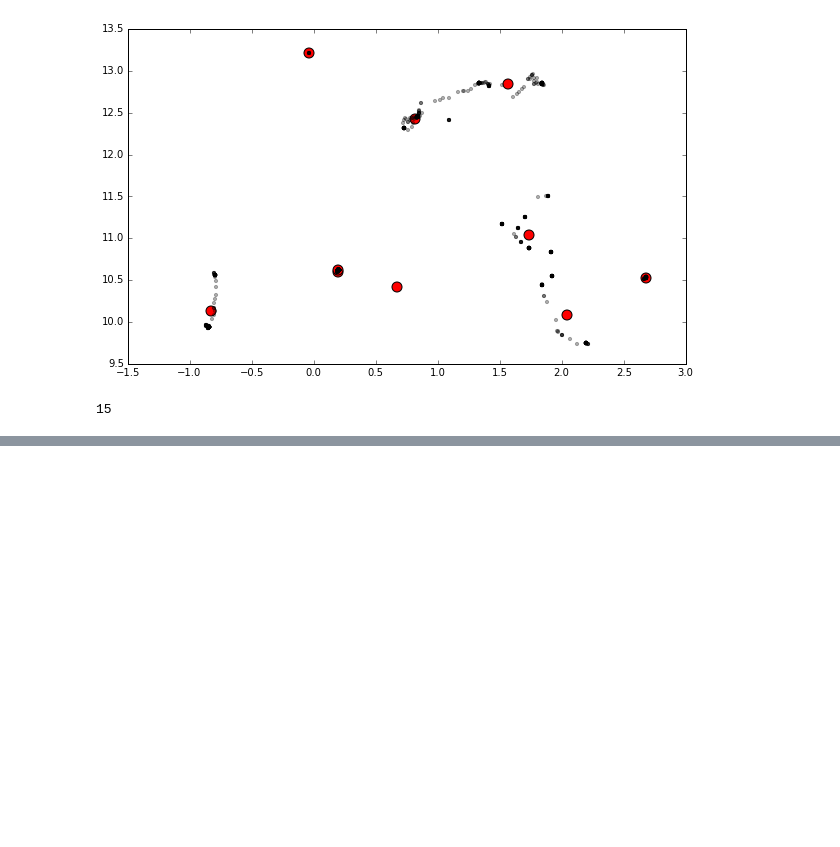
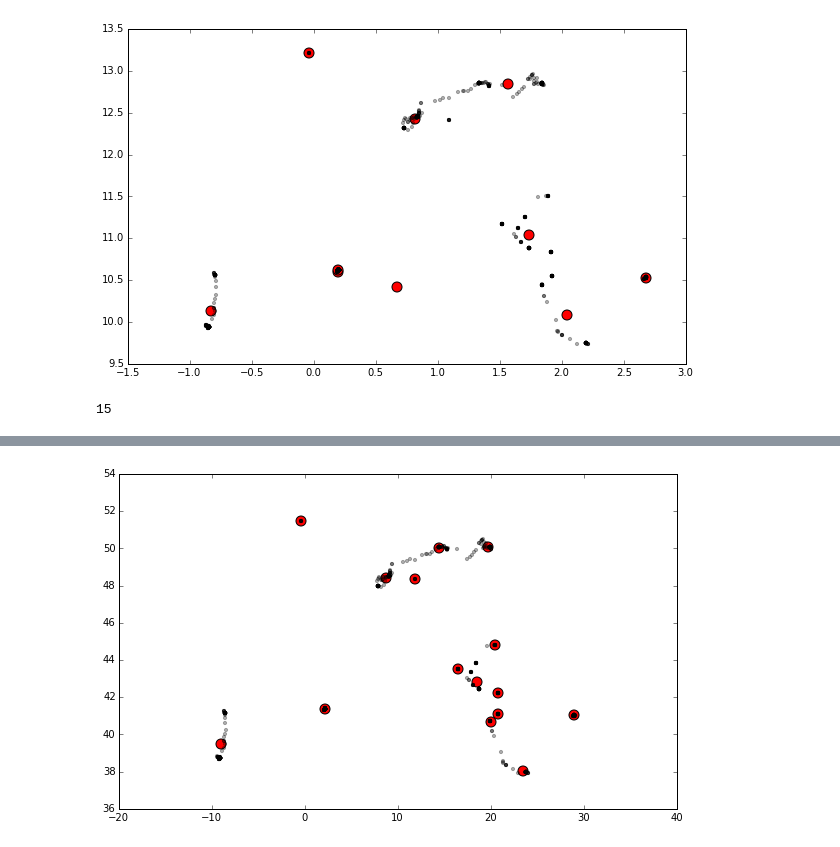
Before and after one commit to bcc2xp/geomining, a Jupyter notebook: 20151016Demo.ipynb, the cells around one changed output, grey strips where cells are left out. Drawn from its saved outputs; the diff is of its cells as text; code cells hidden in the pictures; blank space fills up the shorter version.

```diff
--- a/20151016Demo.ipynb
+++ b/20151016Demo.ipynb
@@ -531,0 +599,7 @@ plt.show()
+# %%
+plt.figure(figsize=(10, 6), dpi=100)
+plt.scatter(lon, lat, c='r', s=100)
+plt.scatter(coordinates[:,0], coordinates[:,1], c='k', alpha=.3, s=10)
+plt.show()
+# %% [output]
+[figure, added]
```
Also changed, not shown: parts of 8 cells of this notebook.
